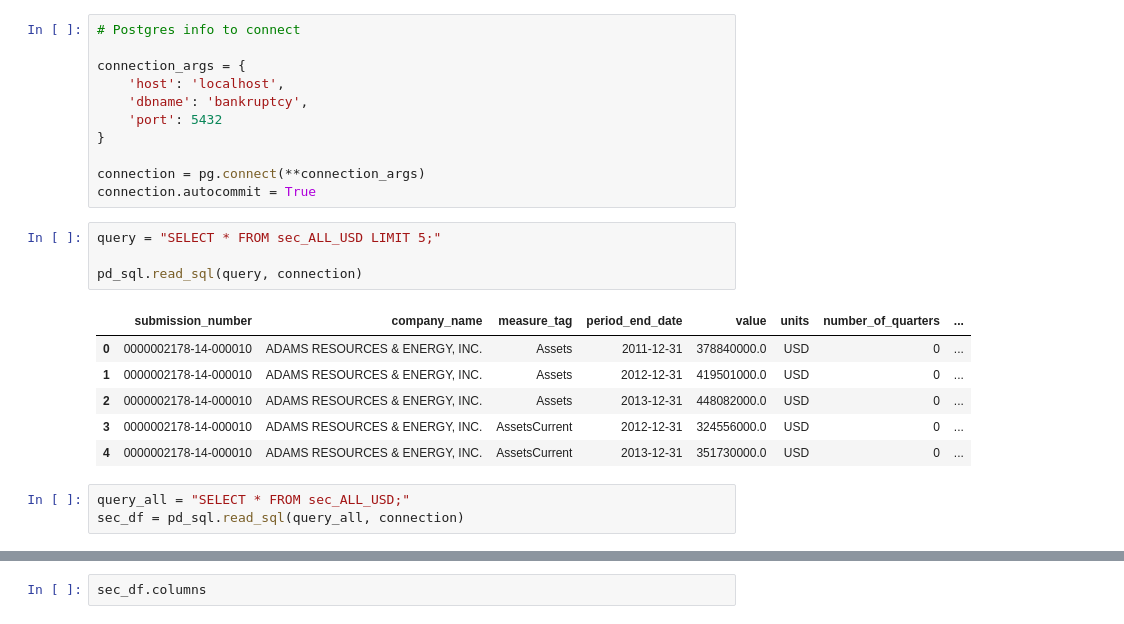
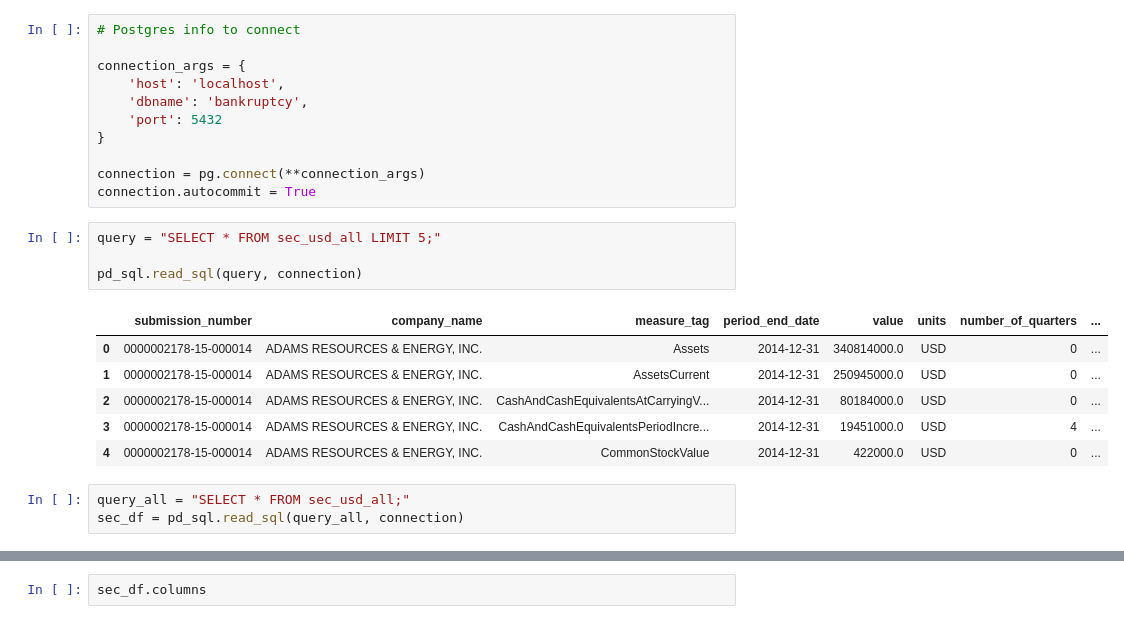
Before and after one commit to AmyB47/bankruptcy_2020, a Jupyter notebook: code/05_SEC_data_prep.ipynb, the cells around one changed output, grey strips where cells are left out. Cells and saved outputs as stored; diff of their text form.

```diff
--- a/code/05_SEC_data_prep.ipynb
+++ b/code/05_SEC_data_prep.ipynb
@@ -57,16 +56,16 @@ connection_args = {
 connection = pg.connect(**connection_args)
 connection.autocommit = True
 # %%
-query = "SELECT * FROM sec_ALL_USD LIMIT 5;"
+query = "SELECT * FROM sec_usd_all LIMIT 5;"
 
 pd_sql.read_sql(query, connection)
 # %% [output]
 |  | submission_number | company_name | measure_tag | period_end_date | value | units | number_of_quarters | ... |
-| 0 | 0000002178-14-000010 | ADAMS RESOURCES & ENERGY, INC. | Assets | 2011-12-31 | 378840000.0 | USD | 0 | ... |
-| 1 | 0000002178-14-000010 | ADAMS RESOURCES & ENERGY, INC. | Assets | 2012-12-31 | 419501000.0 | USD | 0 | ... |
-| 2 | 0000002178-14-000010 | ADAMS RESOURCES & ENERGY, INC. | Assets | 2013-12-31 | 448082000.0 | USD | 0 | ... |
-| 3 | 0000002178-14-000010 | ADAMS RESOURCES & ENERGY, INC. | AssetsCurrent | 2012-12-31 | 324556000.0 | USD | 0 | ... |
-| 4 | 0000002178-14-000010 | ADAMS RESOURCES & ENERGY, INC. | AssetsCurrent | 2013-12-31 | 351730000.0 | USD | 0 | ... |
+| 0 | 0000002178-15-000014 | ADAMS RESOURCES & ENERGY, INC. | Assets | 2014-12-31 | 340814000.0 | USD | 0 | ... |
+| 1 | 0000002178-15-000014 | ADAMS RESOURCES & ENERGY, INC. | AssetsCurrent | 2014-12-31 | 250945000.0 | USD | 0 | ... |
+| 2 | 0000002178-15-000014 | ADAMS RESOURCES & ENERGY, INC. | CashAndCashEquivalentsAtCarryingV... | 2014-12-31 | 80184000.0 | USD | 0 | ... |
+| 3 | 0000002178-15-000014 | ADAMS RESOURCES & ENERGY, INC. | CashAndCashEquivalentsPeriodIncre... | 2014-12-31 | 19451000.0 | USD | 4 | ... |
+| 4 | 0000002178-15-000014 | ADAMS RESOURCES & ENERGY, INC. | CommonStockValue | 2014-12-31 | 422000.0 | USD | 0 | ... |
 # %%
-query_all = "SELECT * FROM sec_ALL_USD;"
+query_all = "SELECT * FROM sec_usd_all;"
 sec_df = pd_sql.read_sql(query_all, connection)
```
Also changed, not shown: parts of 42 cells of this notebook.
